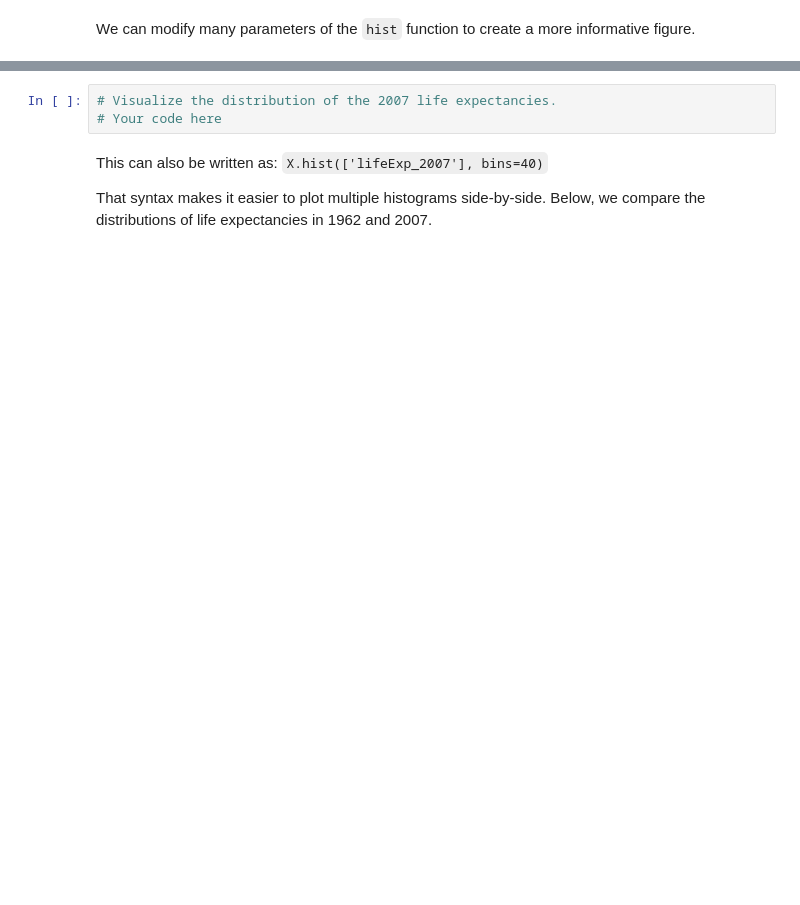
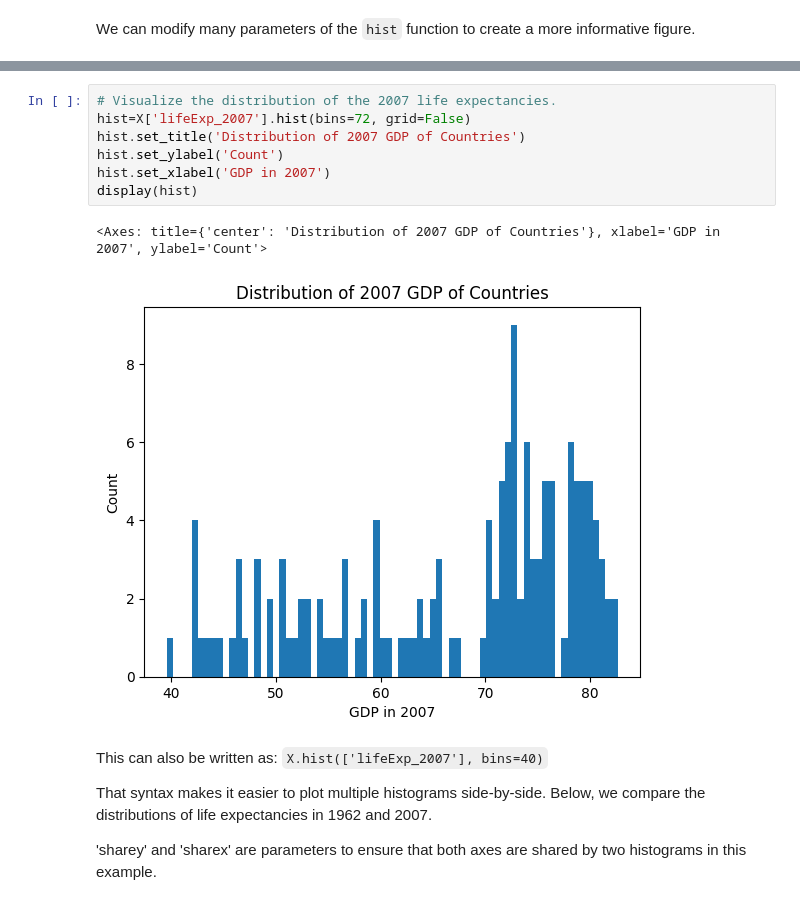
Before and after one commit to silvalugo/python-for-ai, a Jupyter notebook: 02_data_analysis_pandas.ipynb, the cells around one changed output, grey strips where cells are left out. Cells and saved outputs as stored; diff of their text form; blank space fills up the shorter version.

```diff
--- a/02_data_analysis_pandas.ipynb
+++ b/02_data_analysis_pandas.ipynb
@@ -657,12 +701,21 @@ display(hist)
 # %% [markdown]
 ### <img src='images/exercise_icon.svg' alt="Exercise icon" width=40 align=center> Exercise 13
 > Visualize the distribution of the 2007 life expectancies.
-# %%
-# Visualize the distribution of the 2007 life expectancies.
-# Your code here
+# %%
+# Visualize the distribution of the 2007 life expectancies.
+hist=X['lifeExp_2007'].hist(bins=72, grid=False)
+hist.set_title('Distribution of 2007 GDP of Countries')
+hist.set_ylabel('Count')
+hist.set_xlabel('GDP in 2007')
+display(hist)
+# %% [output]
+<Axes: title={'center': 'Distribution of 2007 GDP of Countries'}, xlabel='GDP in 2007', ylabel='Count'>
+[figure, added]
 # %% [markdown]
 This can also be written as: `X.hist(['lifeExp_2007'], bins=40)`
 
 That syntax makes it easier to plot multiple histograms side-by-side. Below, we compare the distributions of life expectancies in 1962 and 2007.
+
+'sharey' and 'sharex' are parameters to ensure that both axes are shared by two histograms in this example.
 # %%
 X.hist(column=['lifeExp_1962','lifeExp_2007'], bins=40, sharey=True, sharex=True)
```
Also changed, not shown: parts of 17 cells of this notebook.
